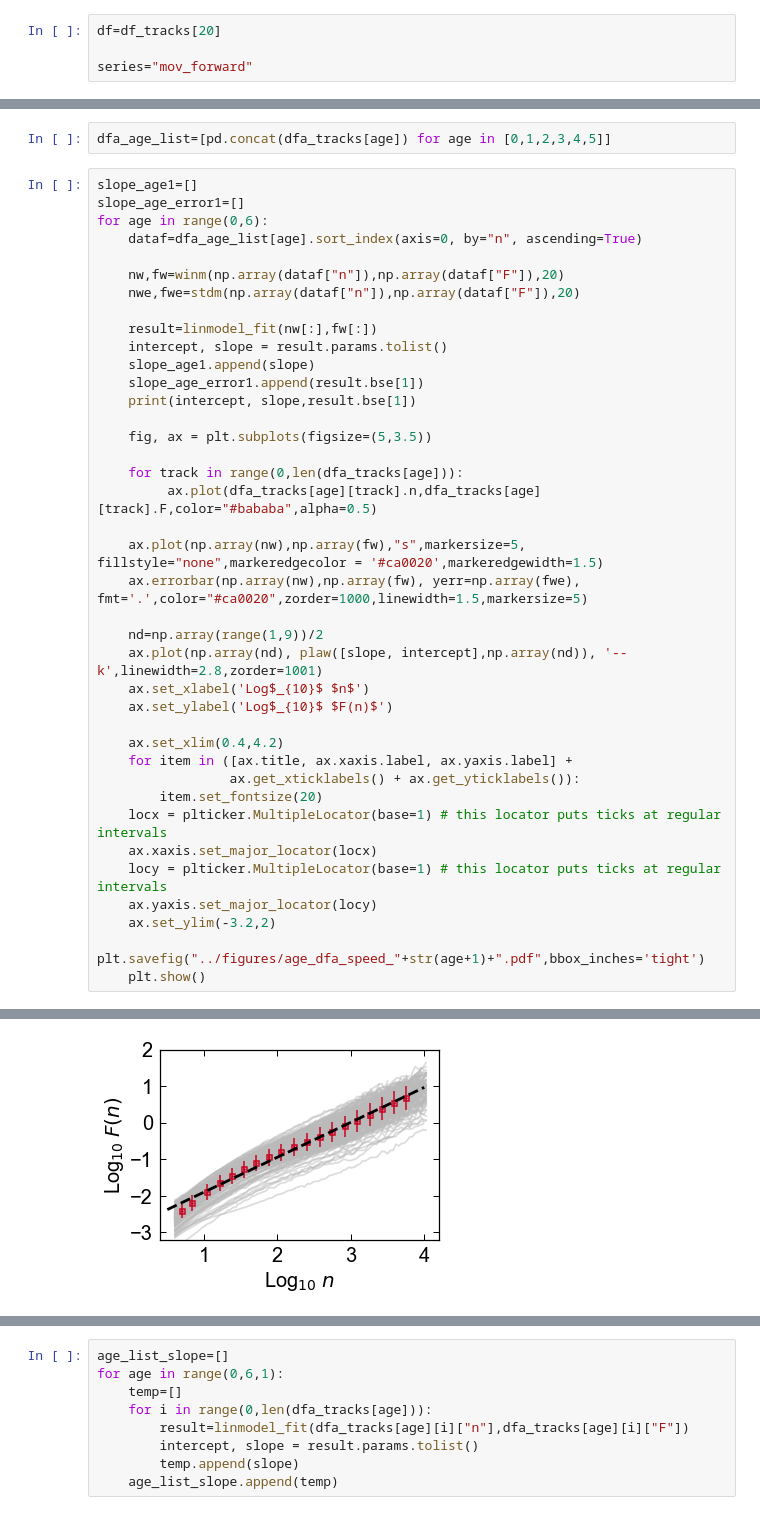
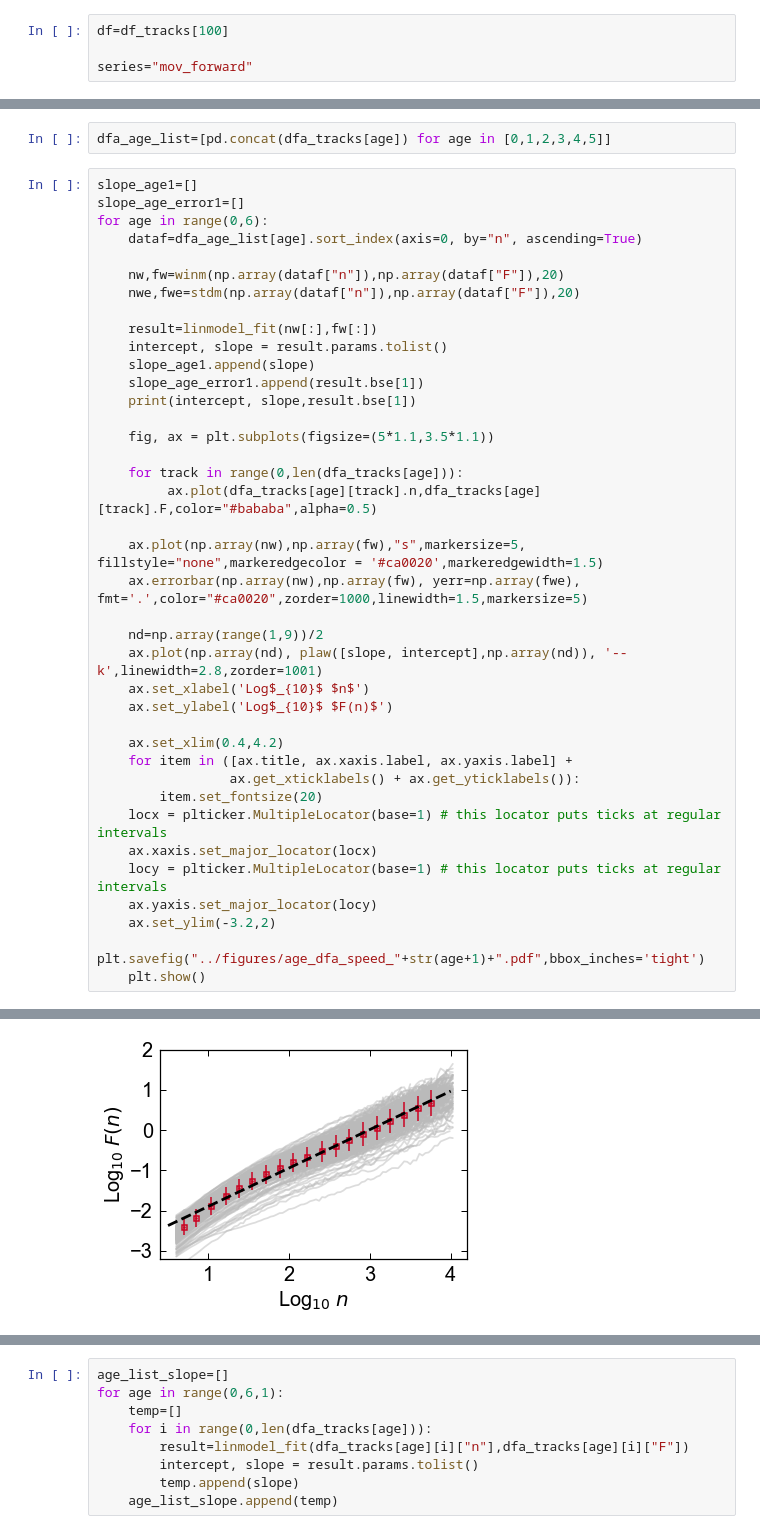
Before and after one commit to lgaalves/CelegansMotility, a Jupyter notebook: python/data_analysis.ipynb, the cells around one changed output, grey strips where cells are left out. Cells and saved outputs as stored; diff of their text form.

```diff
--- a/python/data_analysis.ipynb
+++ b/python/data_analysis.ipynb
@@ -503,7 +508,7 @@ for track in tracks:
     if len(df)>100:
         df_tracks.append(df)
 # %%
-df=df_tracks[20]
+df=df_tracks[100]
 
 series="mov_forward"
 # %%
@@ -734,7 +750,7 @@ for age in range(0,6):
     slope_age_error1.append(result.bse[1])
     print(intercept, slope,result.bse[1])
 
-    fig, ax = plt.subplots(figsize=(5,3.5))
+    fig, ax = plt.subplots(figsize=(5*1.1,3.5*1.1))
 
     for track in range(0,len(dfa_tracks[age])):
          ax.plot(dfa_tracks[age][track].n,dfa_tracks[age][track].F,color="#bababa",alpha=0.5)
@@ -770,3 +786,3 @@ for age in range(0,6):
 -2.8514397971211327 0.9543074590481191 0.0221234084174
-[figure, old version]
+[figure, new version]
 -2.9112086811902333 0.9615514049895666 0.0196013656713
```
Also changed, not shown: parts of 46 cells of this notebook, 1 other file.
